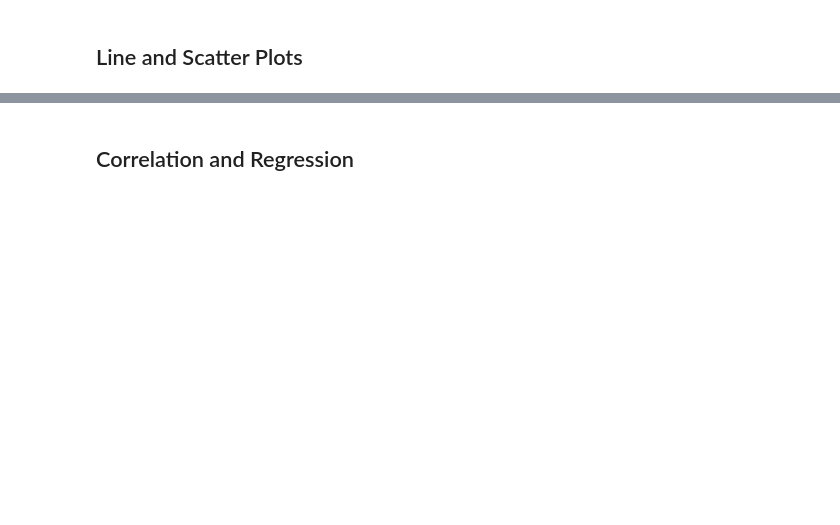
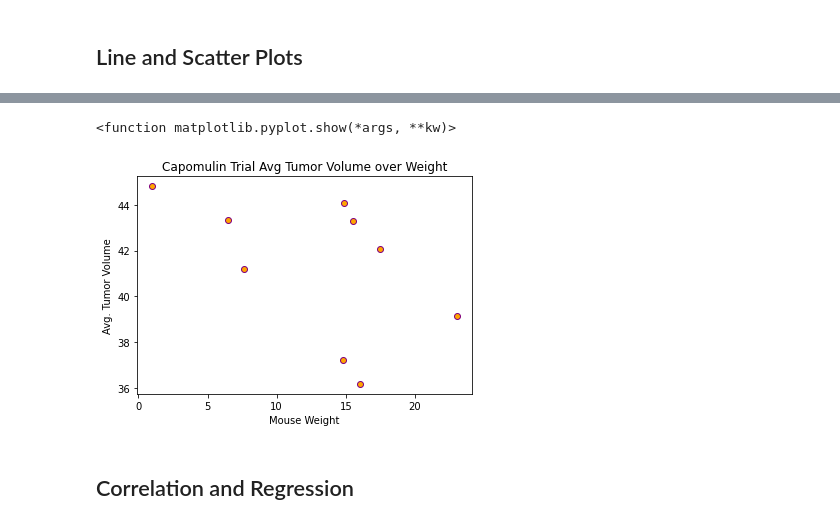
Before and after one commit to MMidwinter/matplotlib-challenge, a Jupyter notebook: Pymaceuticals/pymaceuticals_starter.ipynb, the cells around one changed output, grey strips where cells are left out. Cells and saved outputs as stored; diff of their text form; code cells hidden in the pictures; blank space fills up the shorter version.

```diff
--- a/Pymaceuticals/pymaceuticals_starter.ipynb
+++ b/Pymaceuticals/pymaceuticals_starter.ipynb
@@ -220,2 +389,4 @@ plt.axis("equal")
 # %%
-# Generate a line plot of tumor volume vs. time point for a mouse treated with Capomulin
+# Generate a scatter plot of average tumor volume vs. mouse weight for the Capomulin regimen
+capumulin_groupedby_weight_df = capumulin_df.groupby(['Weight (g)']).mean()
+capumulin_groupedby_weight_df.head()
@@ -224,2 +401,15 @@ plt.axis("equal")
+# %%
+capomulin_groupedby_weight_tumor_volume_df = capumulin_groupedby_weight_df['Tumor Volume (mm3)']
+capomulin_groupedby_weight_weight_df = capumulin_groupedby_weight_df.iloc[:,0]
+
+plt.scatter(capomulin_groupedby_weight_weight_df,capomulin_groupedby_weight_tumor_volume_df, facecolors='orange', edgecolors='purple')
+plt.title('Capomulin Trial Avg Tumor Volume over Weight')
+plt.xlabel('Mouse Weight')
+plt.ylabel('Avg. Tumor Volume')
+plt.show
+#capomulin_groupedby_weight_weight_df
+# %% [output]
+<function matplotlib.pyplot.show(*args, **kw)>
+[figure, added]
 # %% [markdown]
 ## Correlation and Regression
```
Also changed, not shown: parts of 15 cells of this notebook.
